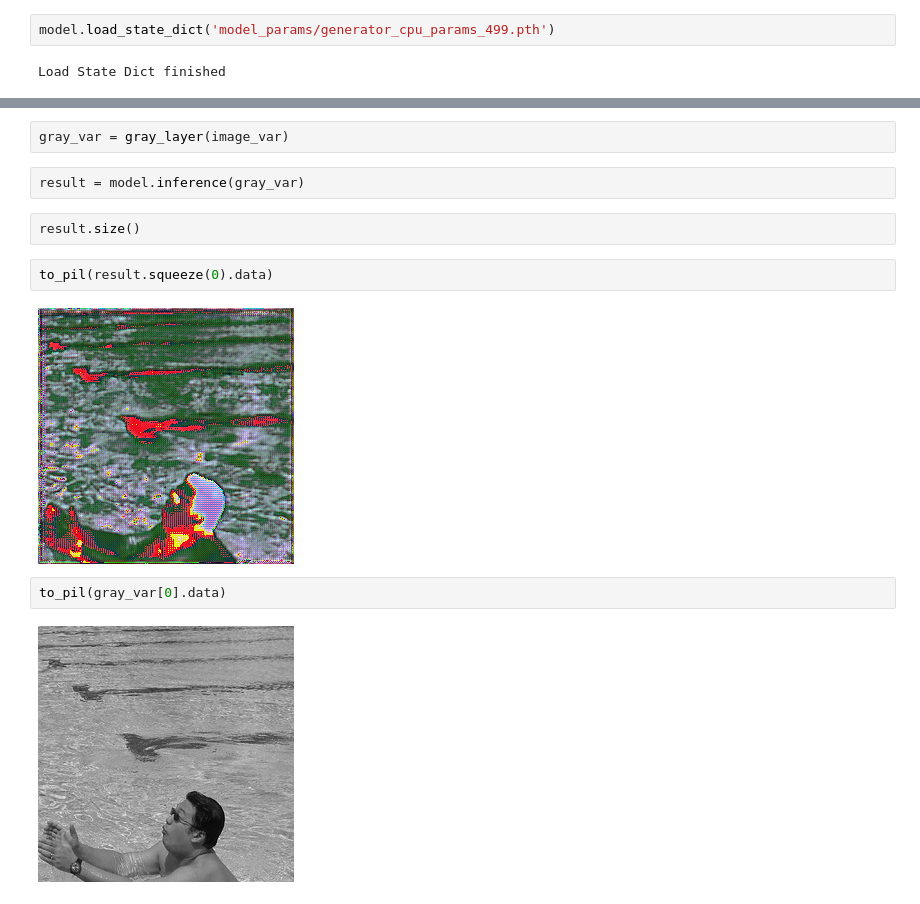
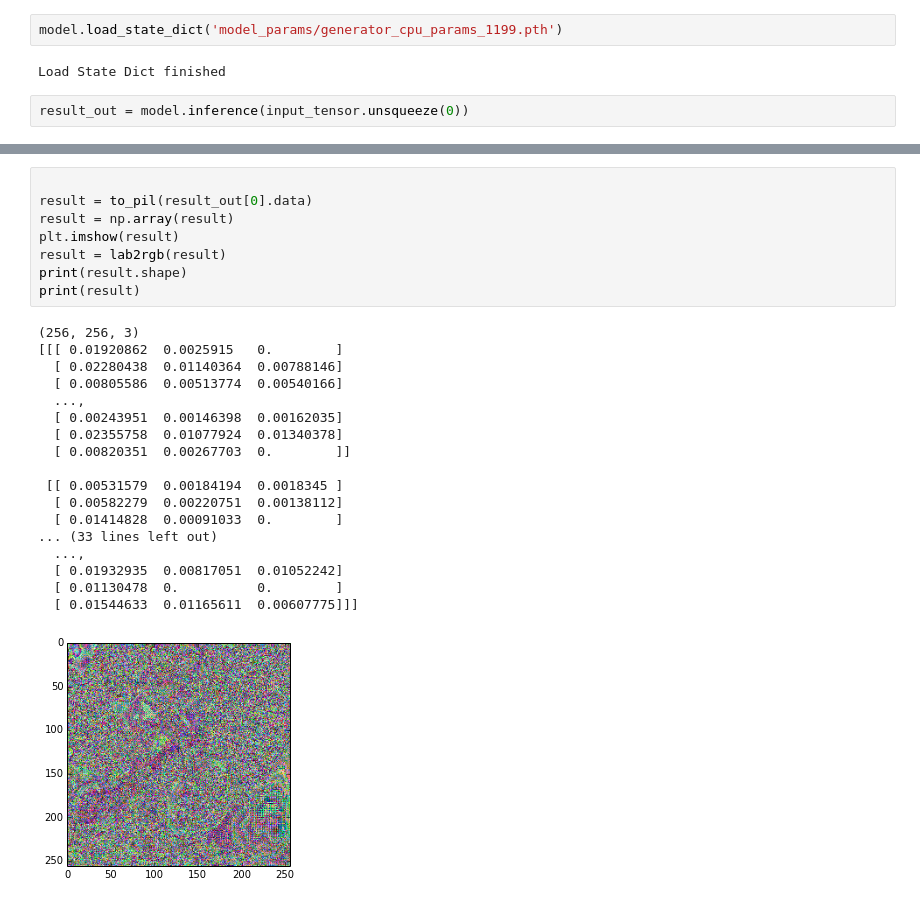
Before and after one commit to wondervictor/Playground, a Jupyter notebook: Colorization/gan_inference.ipynb, the cells around one changed output, grey strips where cells are left out. Cells and saved outputs as stored; diff of their text form.

```diff
--- a/Colorization/gan_inference.ipynb
+++ b/Colorization/gan_inference.ipynb
@@ -48,7 +65,9 @@ model = color_gan.ColorGAN(opt)
 # %% [output]
 init network
 # %%
-model.load_state_dict('model_params/generator_cpu_params_499.pth')
+model.load_state_dict('model_params/generator_cpu_params_1199.pth')
 # %% [output]
 Load State Dict finished
+# %%
+result_out = model.inference(input_tensor.unsqueeze(0))
 # %%
@@ -60,14 +77,27 @@ gray_layer = GrayLayer(use_cuda=False)
-# %%
-gray_var = gray_layer(image_var)
-# %%
-result = model.inference(gray_var)
-# %%
-result.size()
-# %%
-to_pil(result.squeeze(0).data)
-# %% [output]
-[figure, removed]
-# %%
-to_pil(gray_var[0].data)
-# %% [output]
-[figure, removed]
+# %%
+
+result = to_pil(result_out[0].data)
+result = np.array(result)
+plt.imshow(result)
+result = lab2rgb(result)
+print(result.shape)
+print(result)
+# %% [output]
+(256, 256, 3)
+[[[ 0.01920862  0.0025915   0.        ]
+  [ 0.02280438  0.01140364  0.00788146]
+  [ 0.00805586  0.00513774  0.00540166]
+  ...,
+  [ 0.00243951  0.00146398  0.00162035]
+  [ 0.02355758  0.01077924  0.01340378]
+  [ 0.00820351  0.00267703  0.        ]]
+
+ [[ 0.00531579  0.00184194  0.0018345 ]
+  [ 0.00582279  0.00220751  0.00138112]
+  [ 0.01414828  0.00091033  0.        ]
+... (33 lines left out)
+  ...,
+  [ 0.01932935  0.00817051  0.01052242]
+  [ 0.01130478  0.          0.        ]
+  [ 0.01544633  0.01165611  0.00607775]]]
+[figure, added]
```
Also changed, not shown: parts of 15 cells of this notebook, 3 other files.
